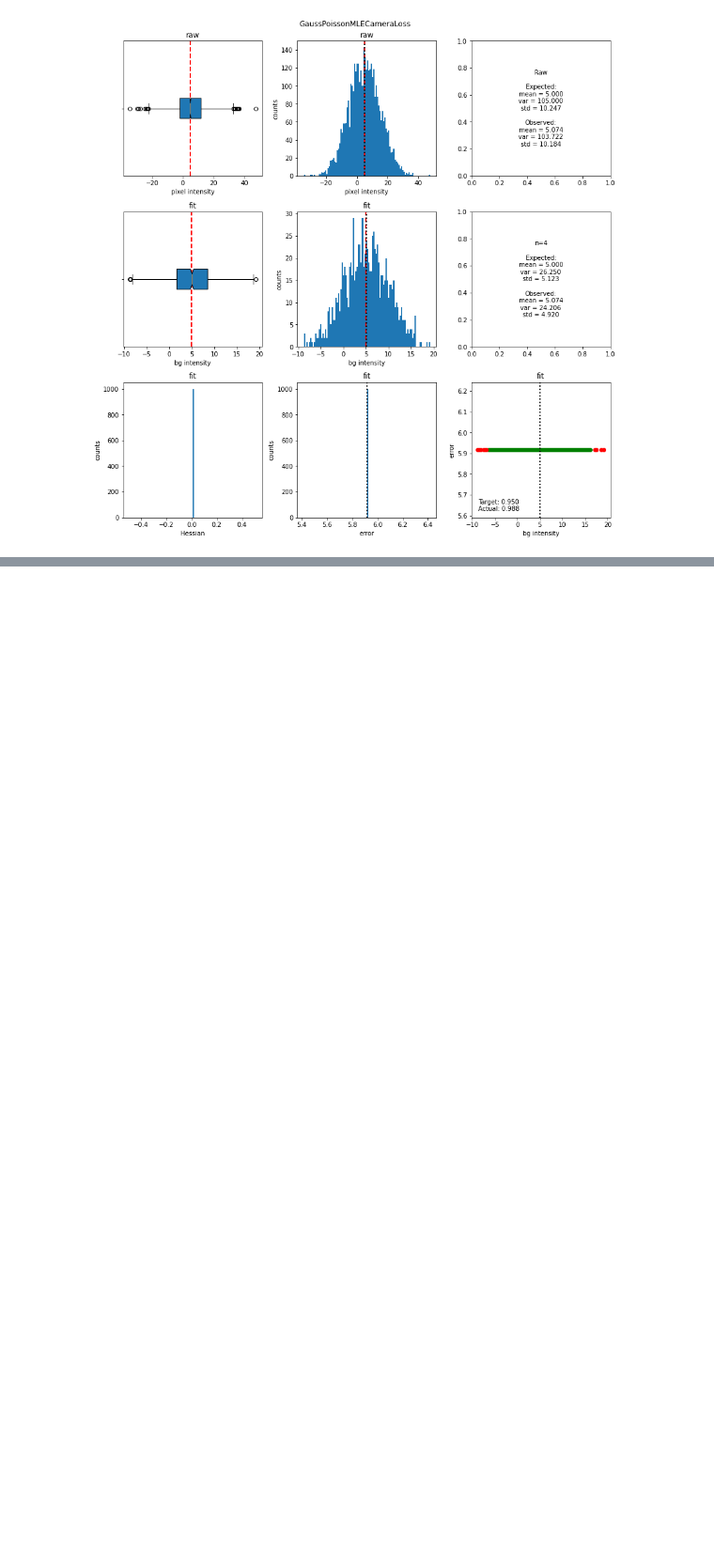
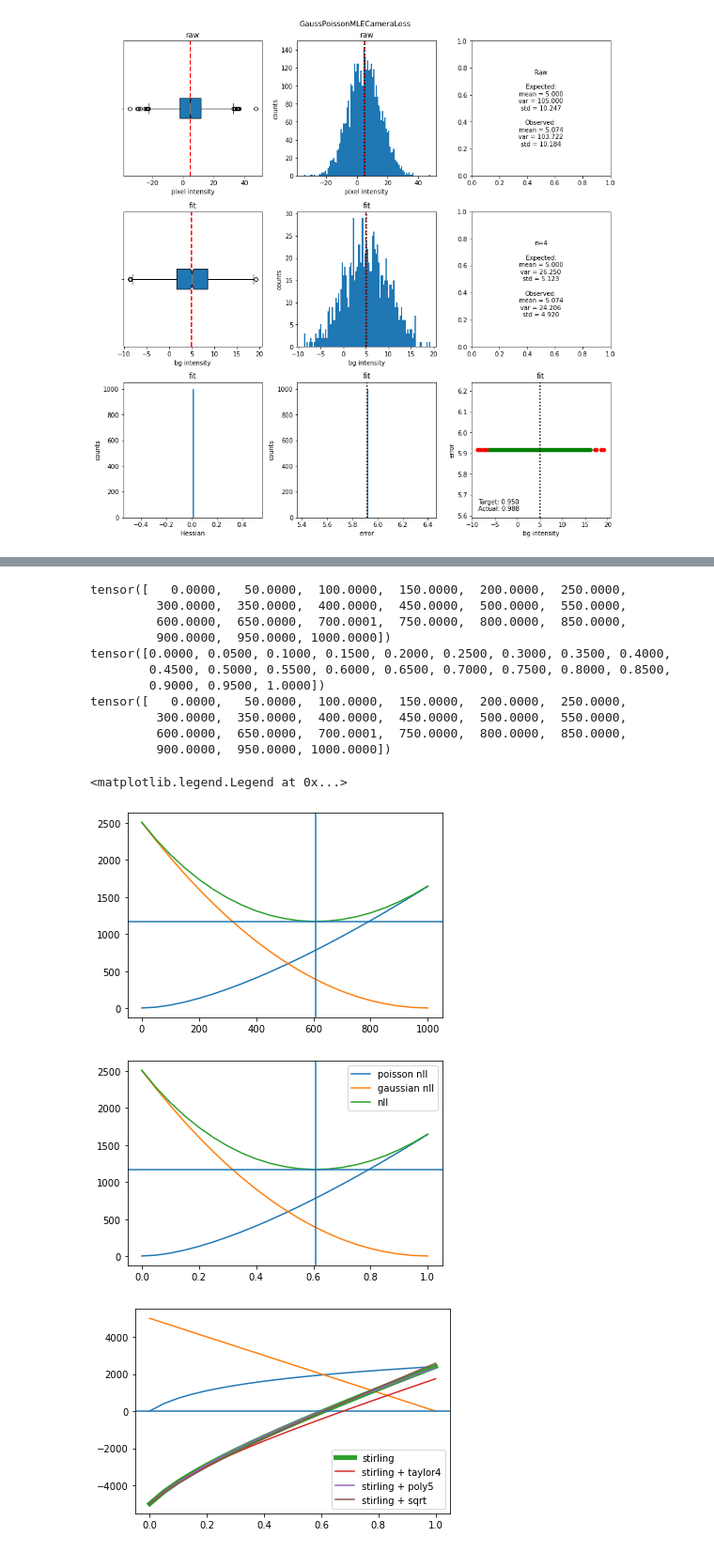
Before and after one commit to kkhchung/smlm-dl, a Jupyter notebook: smlm_dl/noise_tests.ipynb, the cells around one changed output, grey strips where cells are left out. Shown at 94% size. Cells and saved outputs as stored; diff of their text form; code cells hidden in the pictures; blank space fills up the shorter version.

```diff
--- a/smlm_dl/noise_tests.ipynb
+++ b/smlm_dl/noise_tests.ipynb
@@ -591,12 +639,12 @@ gaussian_nll = 0.5 * (np.log(var) + (x_range[-1]-x_range)**2 / var) \
                 + 0.5 * np.log(2*np.pi)
 
 figure()
-plot(x_range, poisson_nll)
-plot(x_range, gaussian_nll)
-plot(x_range, poisson_nll+gaussian_nll)
+plot(x_range, poisson_nll, label='poisson nll')
+plot(x_range, gaussian_nll, label='gaussian nll')
+plot(x_range, poisson_nll+gaussian_nll, label='nll')
 # axhline(0)
-axvline(607)
-axhline(1169.6835)
+axvline(608)
+axhline(1169.6783)
 
 p = pts.squeeze()
 print(p)
@@ -608,11 +656,12 @@ poisson_nll = l - l*np.log(l) - p*a*np.log(l) + l*np.log(l+a*p) + a*p*np.log(l+a
 gaussian_nll = 0.5 * (np.log(var) + (1-p)**2*a**2/var + np.log(2*np.pi))
 
 figure()
-plot(p, poisson_nll)
-plot(p, gaussian_nll)
-plot(p, poisson_nll+gaussian_nll)
+plot(p, poisson_nll, label='poisson nll')
+plot(p, gaussian_nll, label='gaussian nll')
+plot(p, poisson_nll+gaussian_nll, label='nll')
 axvline(607/1000)
 axhline(1169.6835)
+legend()
 
 # poisson_nll_der = a / (a*p+l) * (np.log(l)*(-a*p-l)+(a*p+l)*np.log(a*p+l)+0.5)
 poisson_nll_der = a / (a*p+l) * (np.log(l)*(-a*p-l)+(a*p+l)*np.log(a*p+l)+0.5)
@@ -627,33 +676,49 @@ plot(p, poisson_nll_der - gaussian_nll_der, lw=5, label="stirling")
 axhline(0)
 
 y = 1 - l / (a*p+l)
 # der_diff = 0.5 / (a*p + l) - np.log(l / (a*p + l)) +  a * (p-1)/var
 # der_diff = 0.5 / (a*p + l) - np.log(l / (a*p + l)) +  a * (p-1)/var
 # der_diff = (1-y)/2/l - np.log(1-y) #+ l/(1-y)/var - l/var - a/var
 # der_diff = ((1-y)*(1-y)/2/l - (1-y)*np.log(1-y) + l/var - l*(1-y)/var - a*(1-y)/var) / (1-y)
 # der_diff = (1-y)*(1-y)/2/l - (1-y)*np.log(1-y) + (l-(1-y)*(l+a))/var
 # der_diff = (1-y)*(1-y)/2/l - (1-y)*np.log(1-y) - (a -y*l -a*y)/var
 # der_diff = (y**2 - 2*y + 1)/2/l - (1-y)*np.log(1-y) - (a -y*l -a*y)/var
 # der_diff = (1/2/l) * y**2 + (-1/l+(l+a)/var) * y + (1/2/l-a/var) - (1-y)*np.log(1-y)
 # der_diff = (1/2/l) * y**2 + (-1/l+(l+a)/var) * y + (1/2/l-a/var) - (-y + y**2/2 + y**3/6 + y**4/12 ) #incorrect?
 # der_diff /= (1-y)
 # der_diff *= a
 # plot(p, der_diff, label="stirling + taylor4")
 # der_diff = (1/2/l) * y**2 + (-1/l+(l+a)/var) * y + (1/2/l-a/var) - (-y + y**2/2 + y**3/6 + y**4/12 + y**5/20 + y**6/30 + y**7/42 + y**8/56 + y**9/72 + y**10/90)
 der_diff = (1/2/l) * y**2 + (-1/l+(l+a)/var) * y + (1/2/l-a/var) - calculate_taylor(4, 1-y)
 der_diff /= (1-y)
 der_diff *= a
 plot(p, der_diff, label="stirling + taylor4")
 der_diff = (1/2/l) * y**2 + (-1/l+(l+a)/var) * y + (1/2/l-a/var) - calculate_poly_log([-0.01641565, -2.76570002,  7.30993063, -7.69476658,  3.17506421], (1-y))
 der_diff /= (1-y)
 der_diff *= a
 plot(p, der_diff, label="stirling + poly5")
 der_diff = (1/2/l) * y**2 + (-1/l+(l+a)/var) * y + (1/2/l-a/var) - calculate_sqrt(0.85528621, (1-y))
 der_diff /= (1-y)
 der_diff *= a
 plot(p, der_diff, label="stirling + sqrt")
 
 legend()
+# %% [output]
+tensor([   0.0000,   50.0000,  100.0000,  150.0000,  200.0000,  250.0000,
+         300.0000,  350.0000,  400.0000,  450.0000,  500.0000,  550.0000,
+         600.0000,  650.0000,  700.0001,  750.0000,  800.0000,  850.0000,
+         900.0000,  950.0000, 1000.0000])
+tensor([0.0000, 0.0500, 0.1000, 0.1500, 0.2000, 0.2500, 0.3000, 0.3500, 0.4000,
+        0.4500, 0.5000, 0.5500, 0.6000, 0.6500, 0.7000, 0.7500, 0.8000, 0.8500,
+        0.9000, 0.9500, 1.0000])
+tensor([   0.0000,   50.0000,  100.0000,  150.0000,  200.0000,  250.0000,
+         300.0000,  350.0000,  400.0000,  450.0000,  500.0000,  550.0000,
+         600.0000,  650.0000,  700.0001,  750.0000,  800.0000,  850.0000,
+         900.0000,  950.0000, 1000.0000])
+<matplotlib.legend.Legend at 0x...>
+[figure, added]
+[figure, added]
+[figure, added]
 # %%
 x1 = torch.rand((128, 1, 32, 32)) * 0
 %timeit torch.lgamma(x1+1)
```
Also changed, not shown: parts of 5 cells of this notebook, 2 other files.
